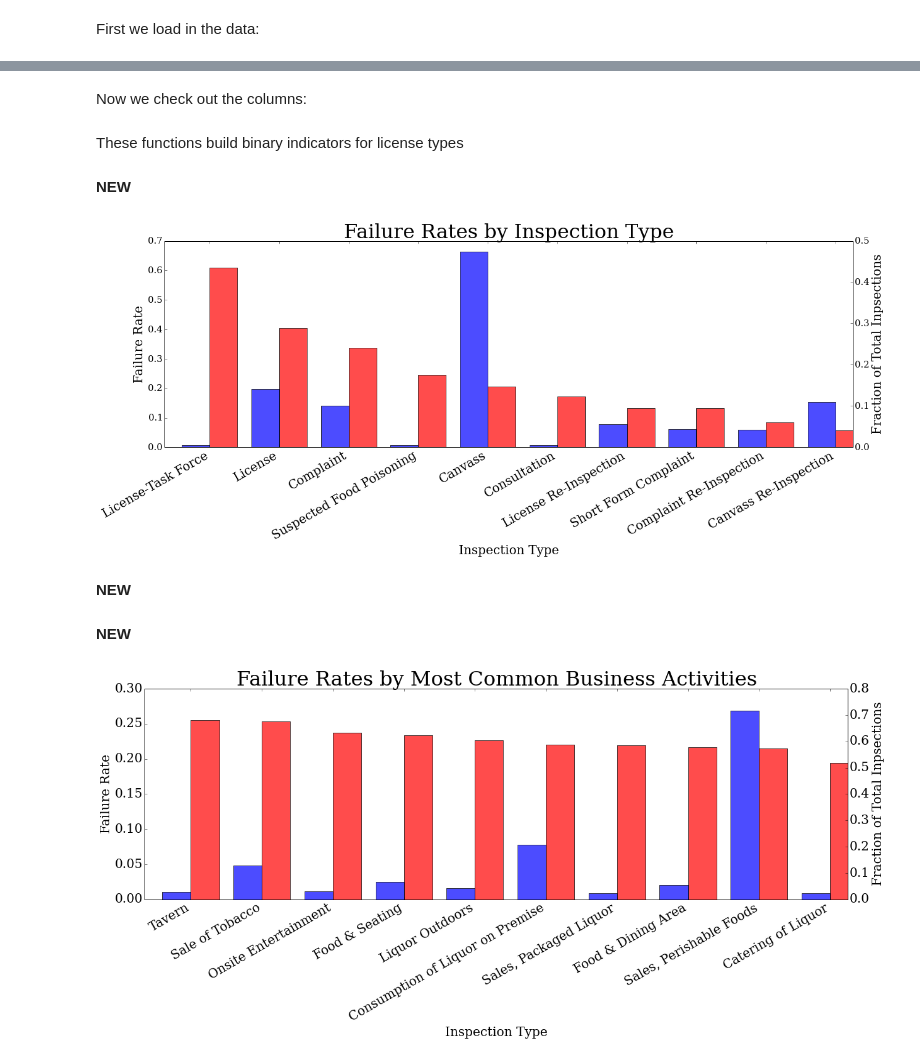
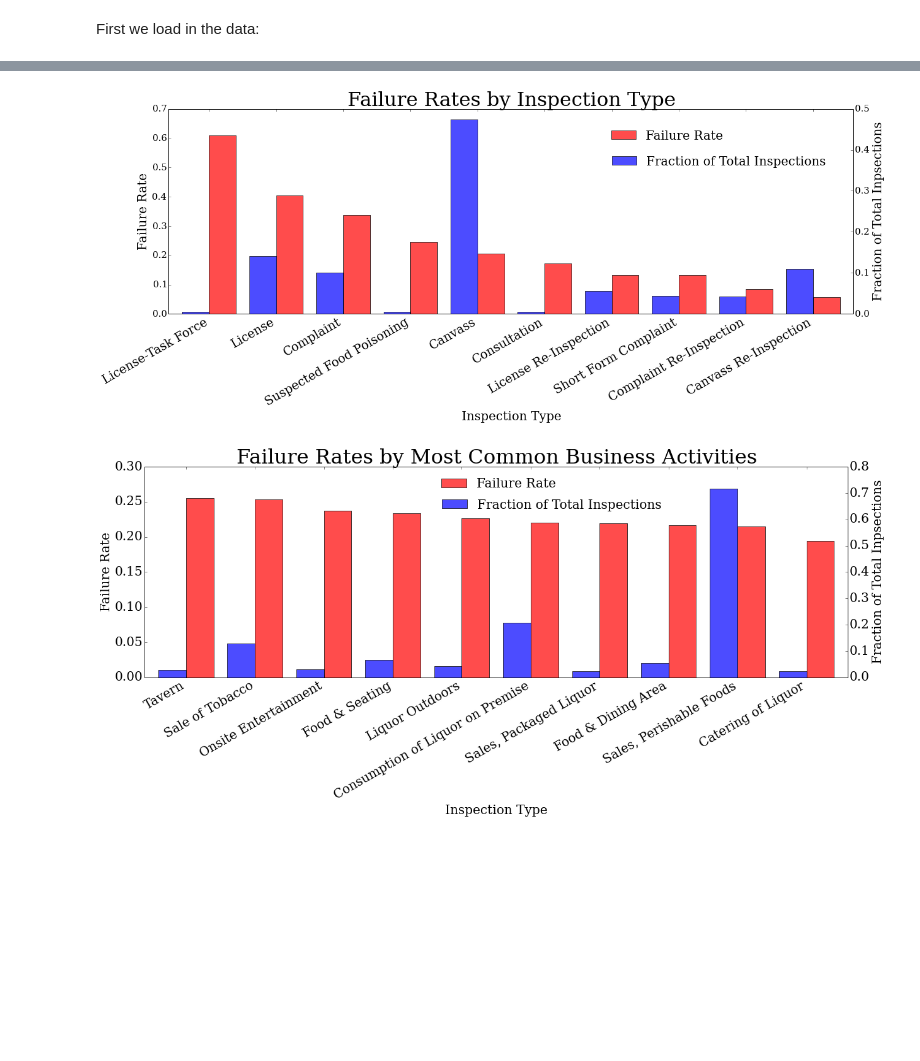
Before and after one commit to Fggw/downloader, a Jupyter notebook: fail_day_calculation.ipynb, the cells around one changed output, grey strips where cells are left out. Saved outputs shown, nothing was run; the diff lists cells and outputs as text; code cells hidden in the pictures; blank space fills up the shorter version.

Commit message:
adding fail day write up and images for site

```diff
--- a/fail_day_calculation.ipynb
+++ b/fail_day_calculation.ipynb
@@ -49,10 +27,6 @@ data = pd.read_csv('DOWNLOADED_DATA.csv')
 result_possibilities = ['Pass', 'Fail', 'Pass w/ Conditions']
 valid_result_bools = [result in result_possibilities for result in data.results]
 data = data[valid_result_bools]
-# %% [markdown]
-Now we check out the columns:
-# %% [markdown]
-These functions build binary indicators for license types
 # %%
 def fail(result):
     if 'Fail' in result:
@@ -69,8 +43,6 @@ def grocery_store(facility_type):
 # %%
 data['result_binary'] = [fail(result) for result in data.results]
 data['grocery'] = [grocery_store(facility_type) for facility_type in data.facility_type]
-# %% [markdown]
-**NEW**
 # %%
 top_inspection_types = data.groupby('inspection_type').count().result_binary.sort_values(ascending=False).index[:10]
 top_inspection_types_sorted = data.groupby('inspection_type').mean().result_binary[top_inspection_types].sort_values(ascending=False).index
@@ -93,6 +65,12 @@ ax2.set_ylabel('Fraction of Total Inpsections',fontsize = 20)
 ax.set_xlabel('Inspection Type',fontsize = 20)
 plt.title('Failure Rates by Inspection Type',fontsize = 32)
 ax.set_xticklabels(labels = top_inspection_types_sorted, ha = 'right')
+leg = ax.legend(['Failure Rate'],loc=1, bbox_to_anchor=(0.825, 0.95),fontsize = 20)
+leg2 = ax2.legend(['Fraction of Total Inspections'],loc=1, bbox_to_anchor=(0.975, 0.825),fontsize = 20)
+ax.set_xlim(-0.6,9.6)
+
+leg.get_frame().set_linewidth(0.0)
+leg2.get_frame().set_linewidth(0.0)
 
 
 for tick in ax.xaxis.get_major_ticks():
@@ -113,9 +91,7 @@ for label2 in ax2.yaxis.get_majorticklabels():
                 # specify integer or one of preset strings, e.g.
                 #tick.label.set_fontsize('x-small')
 # %% [output]
-[figure, old version]
+[figure, new version]
-# %% [markdown]
-**NEW**
 # %%
 inspection_type_dummies = pd.get_dummies(data['inspection_type'])
 inspection_type_dummies = inspection_type_dummies[top_inspection_types]
@@ -140,5 +113,3 @@ biz_cols_count_top
-# %% [markdown]
-**NEW**
 # %%
 biz_cols_mean = pd.Series(mean,biz_cols)
 biz_cols_count = pd.Series(count,biz_cols)
@@ -165,36 +136,44 @@ ax.set_ylabel('Failure Rate',fontsize = 20)
 ax2.set_ylabel('Fraction of Total Inpsections',fontsize = 20)
 ax.set_xlabel('Inspection Type',fontsize = 20)
 plt.title('Failure Rates by Most Common Business Activities',fontsize = 32)
+leg = ax.legend(['Failure Rate'],loc=1, bbox_to_anchor=(0.6, 1),fontsize = 20)
+leg2 = ax2.legend(['Fraction of Total Inspections'],loc=1, bbox_to_anchor=(0.75, 0.9),fontsize = 20)
+ax.set_xlim(-0.6,9.6)
+
+leg.get_frame().set_linewidth(0.0)
+leg2.get_frame().set_linewidth(0.0)
+
+
 
 ax.xaxis.set_ticklabels(['Tavern',
  'Sale of Tobacco',
  'Onsite Entertainment',
  'Food & Seating',
  'Liquor Outdoors',
  'Consumption of Liquor on Premise',
  'Sales, Packaged Liquor',
  'Food & Dining Area',
  'Sales, Perishable Foods',
  'Catering of Liquor'],fontsize = 20, ha = 'right')
 
 
 for tick in ax.xaxis.get_major_ticks():
                 tick.label.set_fontsize(20)
                 # specify integer or one of preset strings, e.g.
                 #tick.label.set_fontsize('x-small')
                 tick.label.set_rotation(30)
 
 
 
 for tick in ax.yaxis.get_major_ticks():
                 tick.label.set_fontsize(20)
                 # specify integer or one of preset strings, e.g.
                 #tick.label.set_fontsize('x-small')
 
 for label2 in ax2.yaxis.get_majorticklabels():
                 label2.set_fontsize(20)
                 # specify integer or one of preset strings, e.g.
                 #tick.label.set_fontsize('x-small')
 plt.show()
 # %% [output]
-[figure, old version]
+[figure, new version]
```
Also changed, not shown: parts of 75 cells of this notebook, 5 other files.
